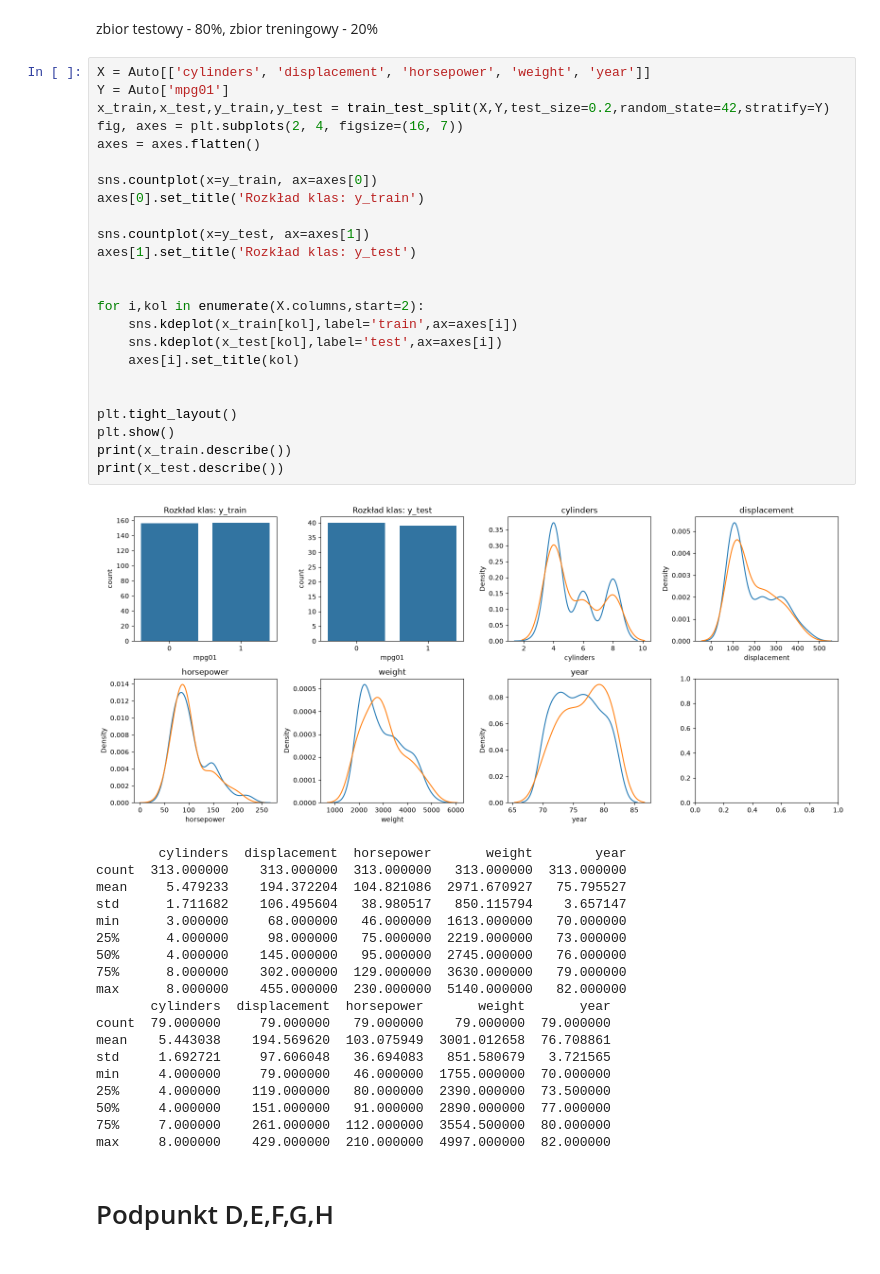
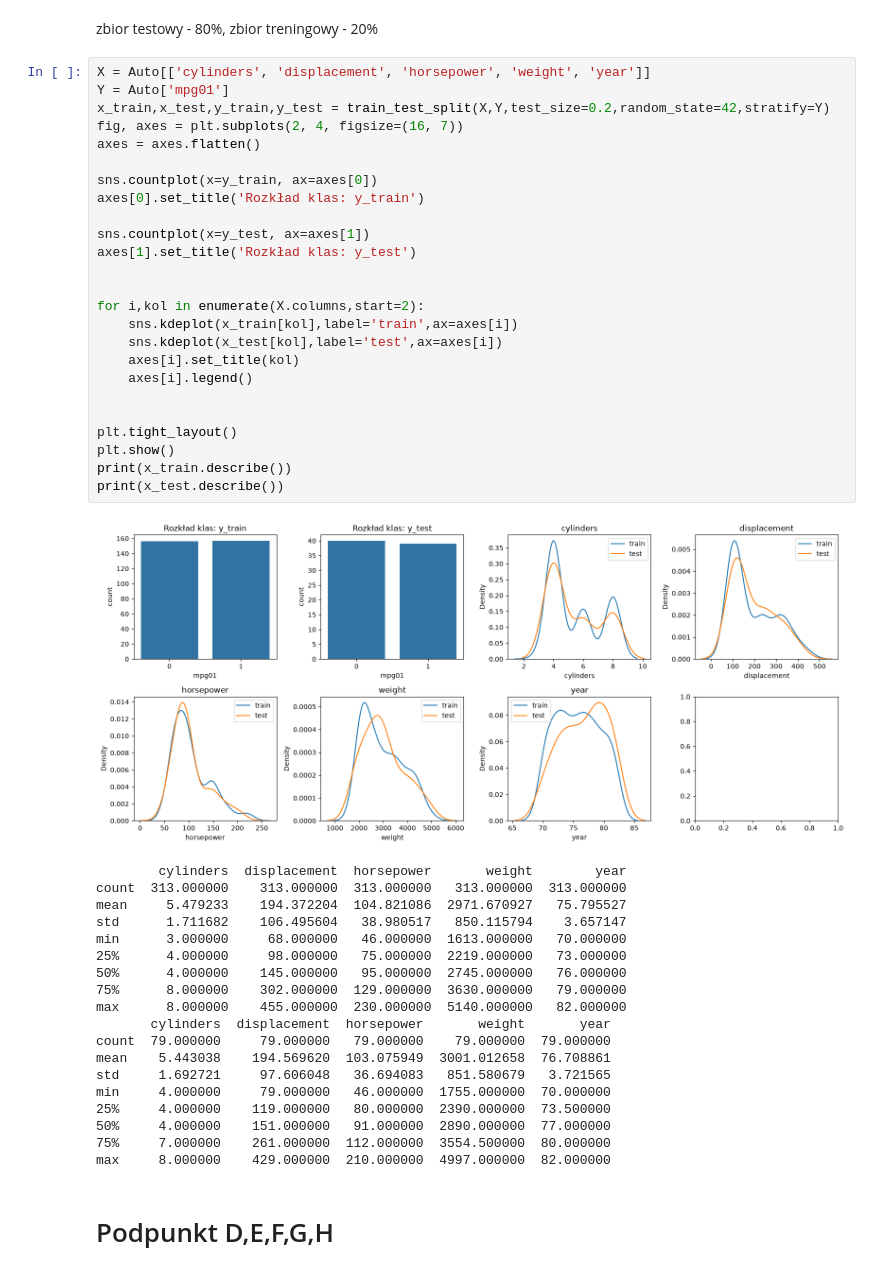
Before and after one commit to Ssulkow/uczenie_masyznowe, a Jupyter notebook: Zadanie14.ipynb, the cells around one changed output. Drawn from its saved outputs; the diff is of its cells as text.

Commit message:
dodanie legend dp wykresow

```diff
--- a/Zadanie14.ipynb
+++ b/Zadanie14.ipynb
@@ -78,29 +78,30 @@ zbior testowy - 80%, zbior treningowy - 20%
 # %%
 X = Auto[['cylinders', 'displacement', 'horsepower', 'weight', 'year']]
 Y = Auto['mpg01']
 x_train,x_test,y_train,y_test = train_test_split(X,Y,test_size=0.2,random_state=42,stratify=Y)
 fig, axes = plt.subplots(2, 4, figsize=(16, 7))
 axes = axes.flatten()
 
 sns.countplot(x=y_train, ax=axes[0])
 axes[0].set_title('Rozkład klas: y_train')
 
 sns.countplot(x=y_test, ax=axes[1])
 axes[1].set_title('Rozkład klas: y_test')
 
 
 for i,kol in enumerate(X.columns,start=2):
     sns.kdeplot(x_train[kol],label='train',ax=axes[i])
     sns.kdeplot(x_test[kol],label='test',ax=axes[i])
     axes[i].set_title(kol)
+    axes[i].legend()
 
 
 plt.tight_layout()
 plt.show()
 print(x_train.describe())
 print(x_test.describe())
 # %% [output]
-[figure, old version]
+[figure, new version]
         cylinders  displacement  horsepower       weight        year
 count  313.000000    313.000000  313.000000   313.000000  313.000000
 mean     5.479233    194.372204  104.821086  2971.670927   75.795527
```
